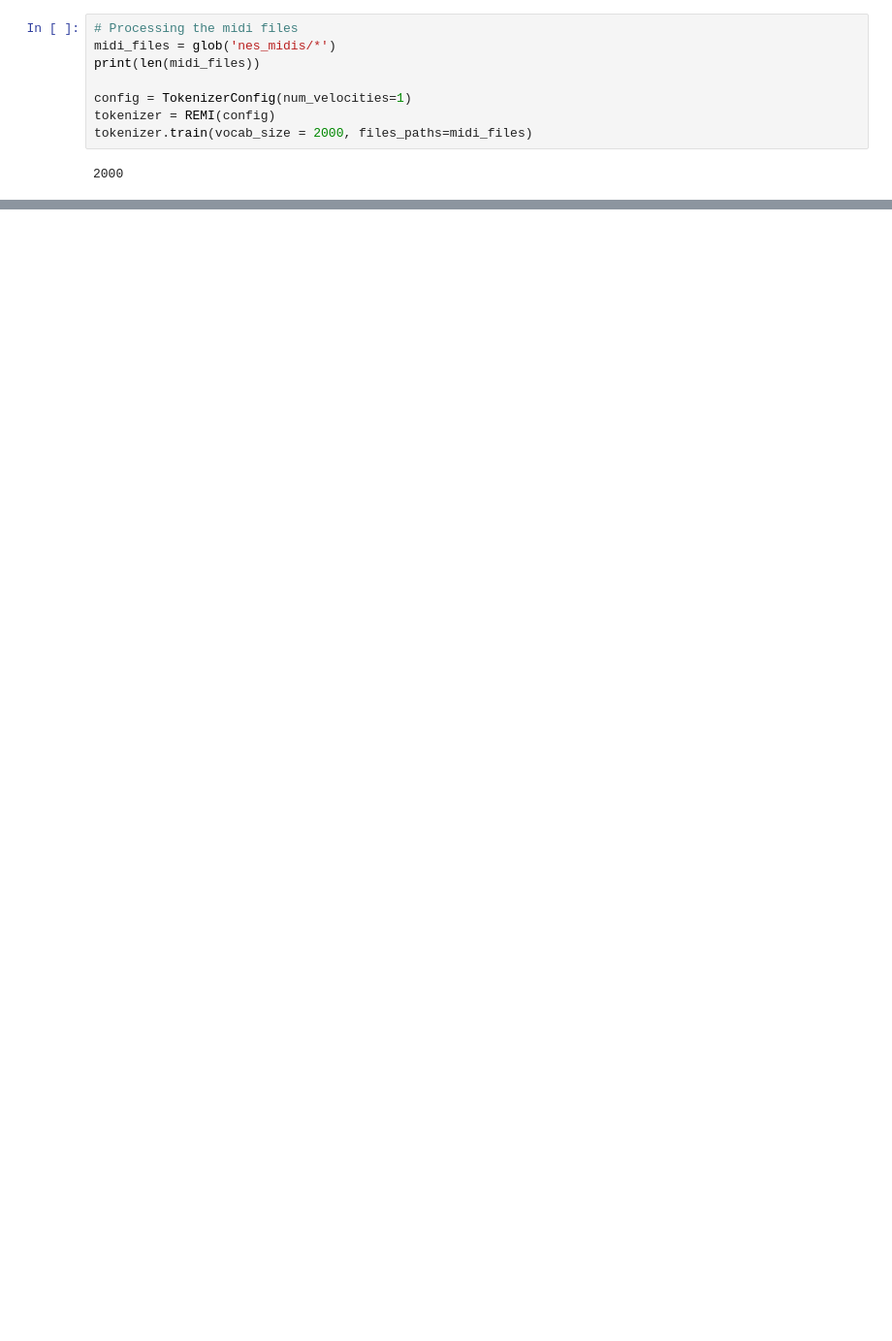
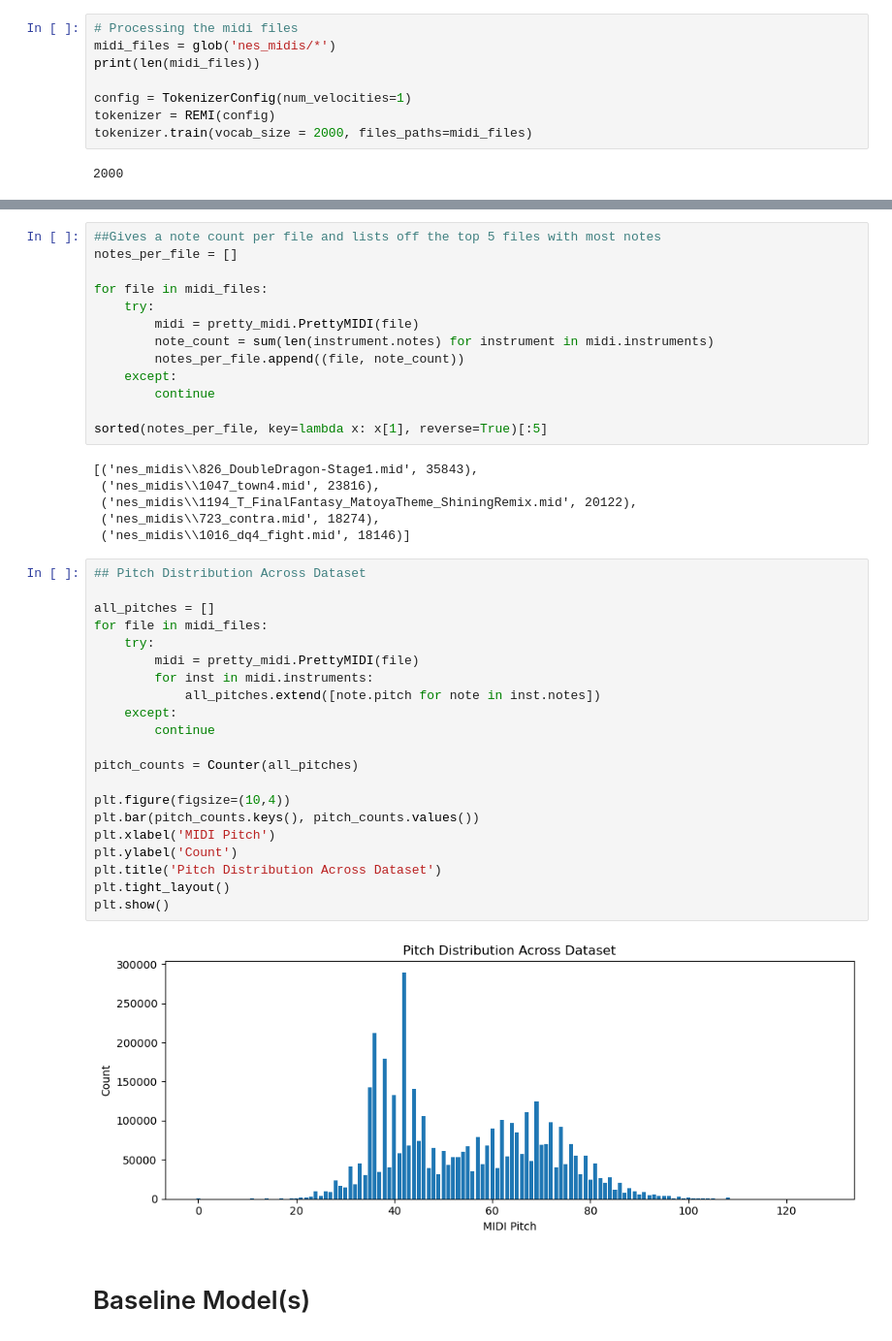
Before and after one commit to AlbertXDing/CSE153_A2, a Jupyter notebook: task1.ipynb, the cells around one changed output, grey strips where cells are left out. Shown at 97% size. Saved outputs shown, nothing was run; the diff lists cells and outputs as text; blank space fills up the shorter version.

```diff
--- a/task1.ipynb
+++ b/task1.ipynb
@@ -48,0 +70,44 @@ print(instruments)
+# %%
+##Gives a note count per file and lists off the top 5 files with most notes
+notes_per_file = []
+
+for file in midi_files:
+    try:
+        midi = pretty_midi.PrettyMIDI(file)
+        note_count = sum(len(instrument.notes) for instrument in midi.instruments)
+        notes_per_file.append((file, note_count))
+    except:
+        continue
+
+sorted(notes_per_file, key=lambda x: x[1], reverse=True)[:5]
+# %% [output]
+[('nes_midis\\826_DoubleDragon-Stage1.mid', 35843),
+ ('nes_midis\\1047_town4.mid', 23816),
+ ('nes_midis\\1194_T_FinalFantasy_MatoyaTheme_ShiningRemix.mid', 20122),
+ ('nes_midis\\723_contra.mid', 18274),
+ ('nes_midis\\1016_dq4_fight.mid', 18146)]
+# %%
+## Pitch Distribution Across Dataset
+
+all_pitches = []
+for file in midi_files:
+    try:
+        midi = pretty_midi.PrettyMIDI(file)
+        for inst in midi.instruments:
+            all_pitches.extend([note.pitch for note in inst.notes])
+    except:
+        continue
+
+pitch_counts = Counter(all_pitches)
+
+plt.figure(figsize=(10,4))
+plt.bar(pitch_counts.keys(), pitch_counts.values())
+plt.xlabel('MIDI Pitch')
+plt.ylabel('Count')
+plt.title('Pitch Distribution Across Dataset')
+plt.tight_layout()
+plt.show()
+# %% [output]
+[figure, added]
+# %% [markdown]
+<h1> Baseline Model(s)
```
Also changed, not shown: parts of 12 cells of this notebook.
